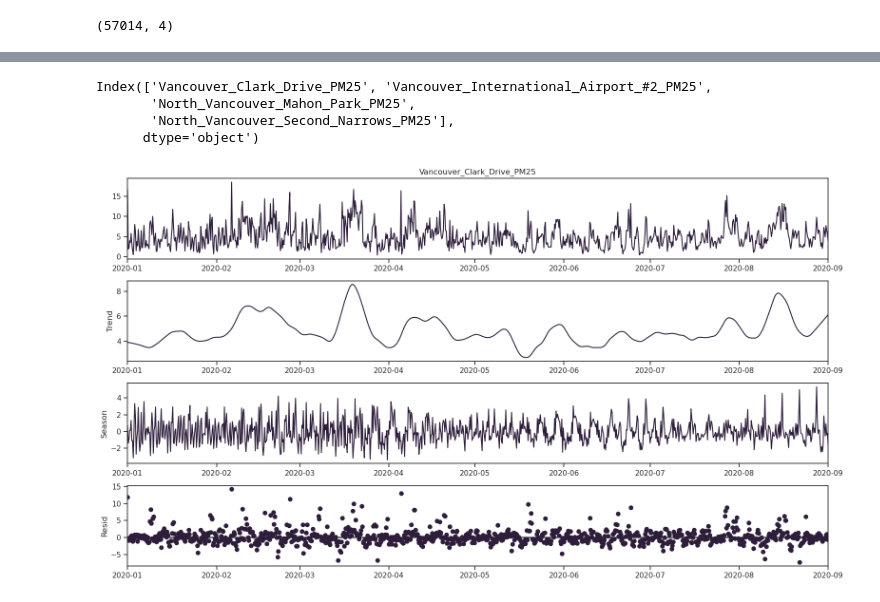
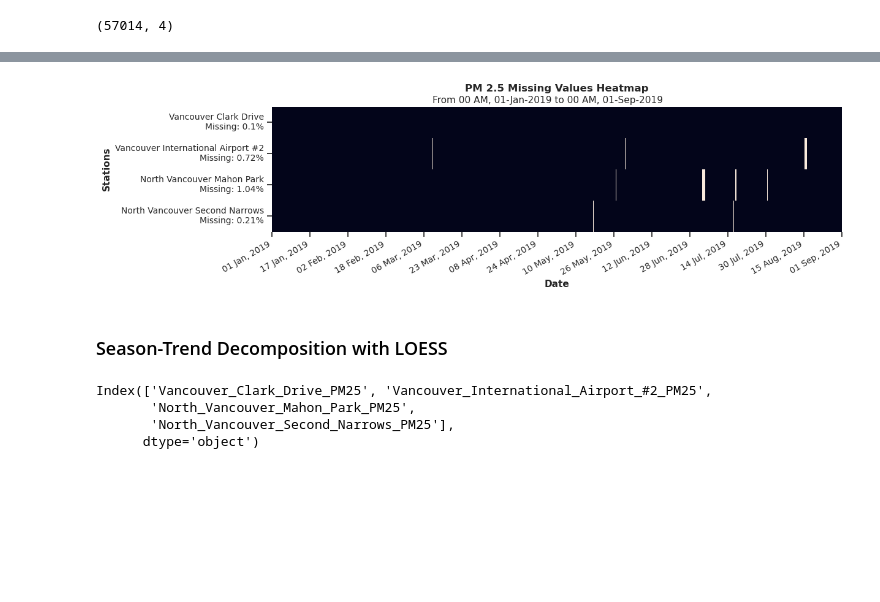
Before and after one commit to erich-hs/Air-We-Breathe, a Jupyter notebook: awb_Similarity.ipynb, the cells around one changed output, grey strips where cells are left out. Drawn from its saved outputs; the diff is of its cells as text; code cells hidden in the pictures; blank space fills up the shorter version.

```diff
--- a/awb_Similarity.ipynb
+++ b/awb_Similarity.ipynb
@@ -38,3 +43,12 @@ plot_missing(master_df_6h)
+# %%
+# Candidate subsample on Jan 2019 to Sept 2019
+plot_missing(master_df_6h,
+             start=datetime(2019, 1, 1),
+             end=datetime(2019, 9, 1))
+# %% [output]
+[figure, added]
+# %% [markdown]
+### Season-Trend Decomposition with LOESS
 # %%
 # Stations
 master_df_6h.columns
@@ -43,18 +57,3 @@ Index(['Vancouver_Clark_Drive_PM25', 'Vancouver_International_Airport_#2_PM25',
        'North_Vancouver_Mahon_Park_PM25',
        'North_Vancouver_Second_Narrows_PM25'],
       dtype='object')
-# %%
-# Season-Trend decomposition using LOESS
-subset = master_df_6h['Vancouver_Clark_Drive_PM25']
-clark_decomposed = STL(
-    subset[datetime(2020, 1, 1): datetime(2020, 9, 1)],
-    seasonal=7,
-    robust=True
-).fit()
-
-fig = clark_decomposed.plot()
-fig.set_size_inches((16, 9))
-fig.tight_layout()
-plt.show()
-# %% [output]
-[figure, removed]
```
Also changed, not shown: parts of 21 cells of this notebook, 4 other files.
